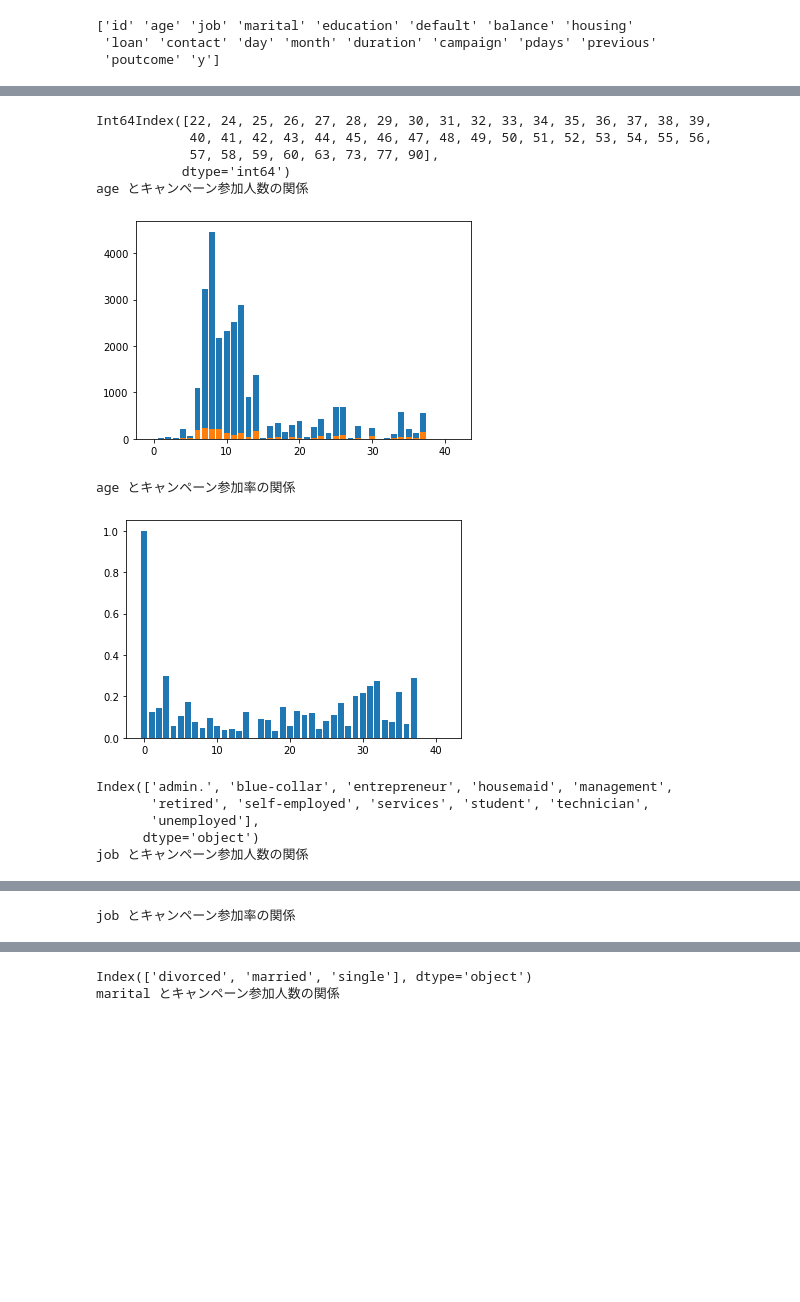
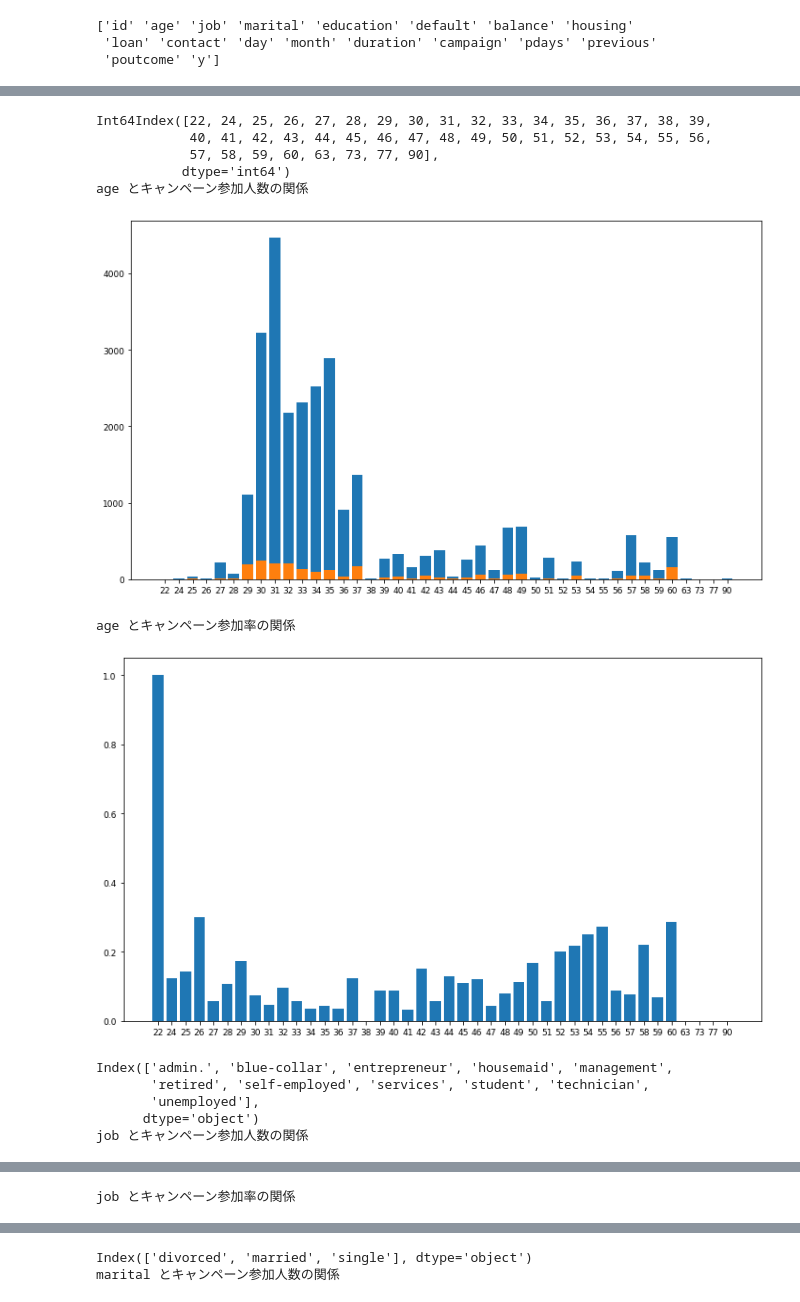
Before and after one commit to tiger0421/studying_data_analysis, a Jupyter notebook: visualize.ipynb, the cells around one changed output, grey strips where cells are left out. Drawn from its saved outputs; the diff is of its cells as text; code cells hidden in the pictures; blank space fills up the shorter version.

```diff
--- a/visualize.ipynb
+++ b/visualize.ipynb
@@ -125,12 +125,16 @@ def relationship(feature):
     tmp = train_df[feature].value_counts().sort_index()
     print(tmp.index)
     print(feature, "とキャンペーン参加人数の関係")
+    plt.figure(figsize=(12, 7))
+    plt.tick_params(labelsize=9)
     plt.bar(range(len(tmp.index)), np.array(tmp))
-    plt.bar(np.array(range(len(tmp.index))), np.array(tmp)*np.array(train_df.groupby([feature], as_index=False).mean()['y']))
+    plt.bar(np.array(range(len(tmp.index))), np.array(tmp)*np.array(train_df.groupby([feature], as_index=False).mean()['y']), tick_label=list(tmp.index))
     plt.show()
 
     print(feature, "とキャンペーン参加率の関係")
-    plt.bar(range(len(tmp.index)), np.array(train_df.groupby([feature], as_index=False).mean()['y']))
+    plt.figure(figsize=(12, 7))
+    plt.tick_params(labelsize=9)
+    plt.bar(range(len(tmp.index)), np.array(train_df.groupby([feature], as_index=False).mean()['y']), tick_label=list(tmp.index))
     plt.show()
 # %%
 print(train_df.columns.values)
@@ -152,17 +156,17 @@ job とキャンペーン参加率の関係
 # %%
-f_list = [ 'age', 'job', 'marital', 'education', 'default', 'balance', 'housing','loan',
-          'contact', 'day', 'month', 'duration', 'campaign', 'pdays', 'previous', 'poutcome' ]
+f_list = [ 'age', 'job', 'marital', 'education', 'default', 'housing','loan','contact',
+          'day', 'month', 'duration', 'campaign', 'pdays', 'previous', 'poutcome' ]
 for f_name in f_list:
     relationship(f_name)
 # %% [output]
 Int64Index([22, 24, 25, 26, 27, 28, 29, 30, 31, 32, 33, 34, 35, 36, 37, 38, 39,
             40, 41, 42, 43, 44, 45, 46, 47, 48, 49, 50, 51, 52, 53, 54, 55, 56,
             57, 58, 59, 60, 63, 73, 77, 90],
            dtype='int64')
 age とキャンペーン参加人数の関係
-[figure, old version]
+[figure, new version]
 age とキャンペーン参加率の関係
-[figure, old version]
+[figure, new version]
 Index(['admin.', 'blue-collar', 'entrepreneur', 'housemaid', 'management',
        'retired', 'self-employed', 'services', 'student', 'technician',
        'unemployed'],
```
Also changed, not shown: parts of 9 cells of this notebook.
